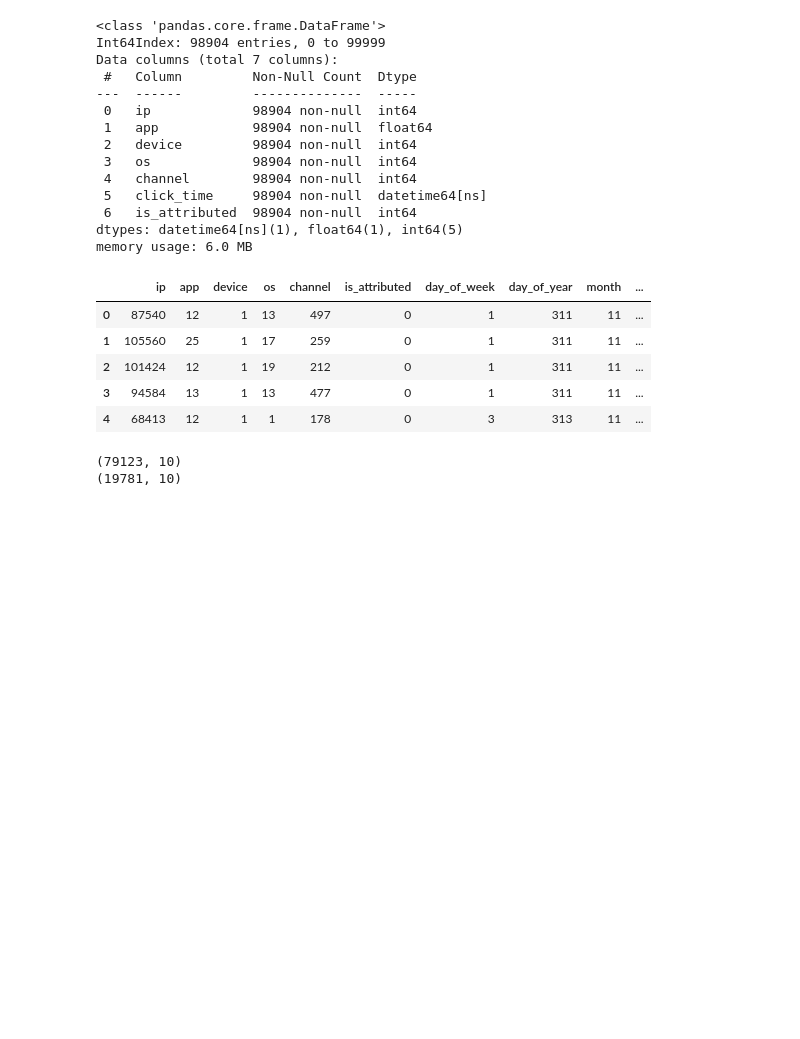
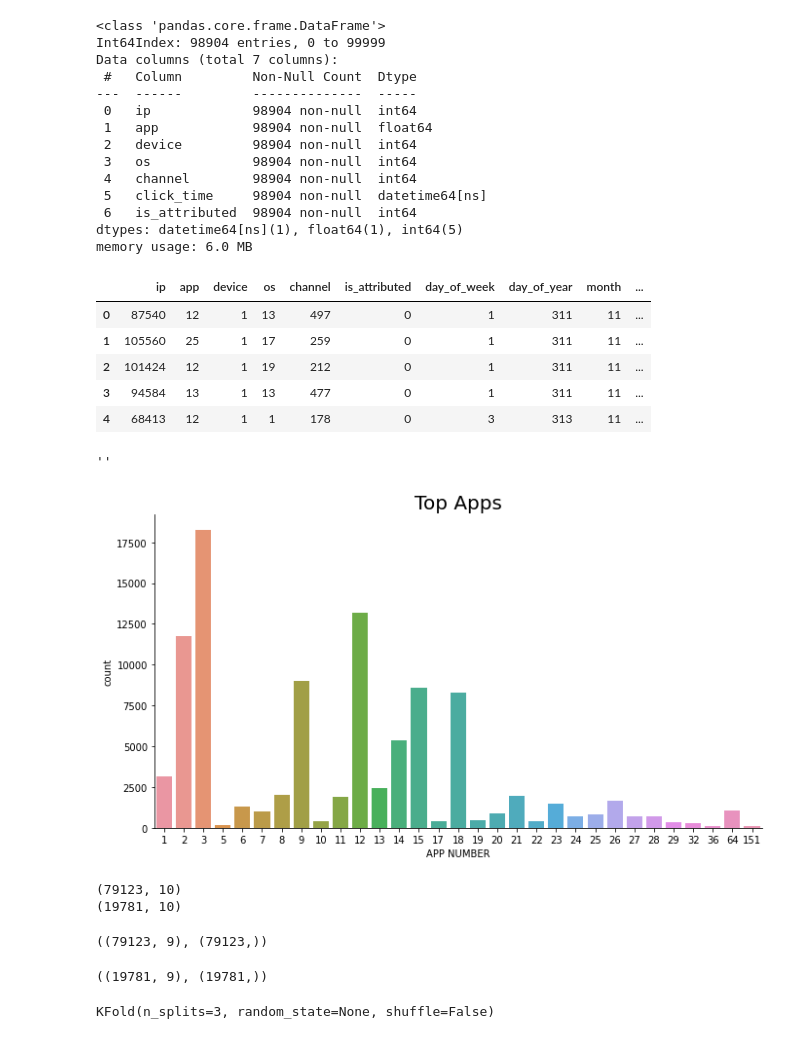
Before and after one commit to mahfuz978/Decision-Trees-and-Ensemble, a Jupyter notebook: Bagging_Boosting_Project/Mahfuzur_Bagging_Boosting_Project.ipynb, the cells around one changed output. Drawn from its saved outputs; the diff is of its cells as text; code cells hidden in the pictures; blank space fills up the shorter version.

```diff
--- a/Bagging_Boosting_Project/Mahfuzur_Bagging_Boosting_Project.ipynb
+++ b/Bagging_Boosting_Project/Mahfuzur_Bagging_Boosting_Project.ipynb
@@ -329,5 +329,15 @@ df.head()
 | 2 | 101424 | 12 | 1 | 19 | 212 | 0 | 1 | 311 | 11 | ... |
 | 3 | 94584 | 13 | 1 | 13 | 477 | 0 | 1 | 311 | 11 | ... |
 | 4 | 68413 | 12 | 1 | 1 | 178 | 0 | 3 | 313 | 11 | ... |
+# %%
+import seaborn as sns
+import matplotlib.pyplot as plt
+sns.catplot(x = 'app',kind = 'count', data=df, aspect=1.9)
+plt.title('Top Apps', fontsize = 20)
+plt.xlabel('APP NUMBER')
+;
+# %% [output]
+''
+[figure, added]
 # %%
 from sklearn.model_selection import train_test_split
@@ -342,3 +352,17 @@ x_train = train.drop(['is_attributed'], axis=1)
 y_train = train['is_attributed']
 x_test = test.drop(['is_attributed'], axis=1)
 y_test = test['is_attributed']
+# %%
+x_train.shape, y_train.shape
+# %% [output]
+((79123, 9), (79123,))
+# %%
+x_test.shape, y_test.shape
+# %% [output]
+((19781, 9), (19781,))
+# %%
+from sklearn.model_selection import KFold
+kf = KFold(n_splits = 3)
+kf
+# %% [output]
+KFold(n_splits=3, random_state=None, shuffle=False)
```
Also changed, not shown: parts of 26 cells of this notebook.
